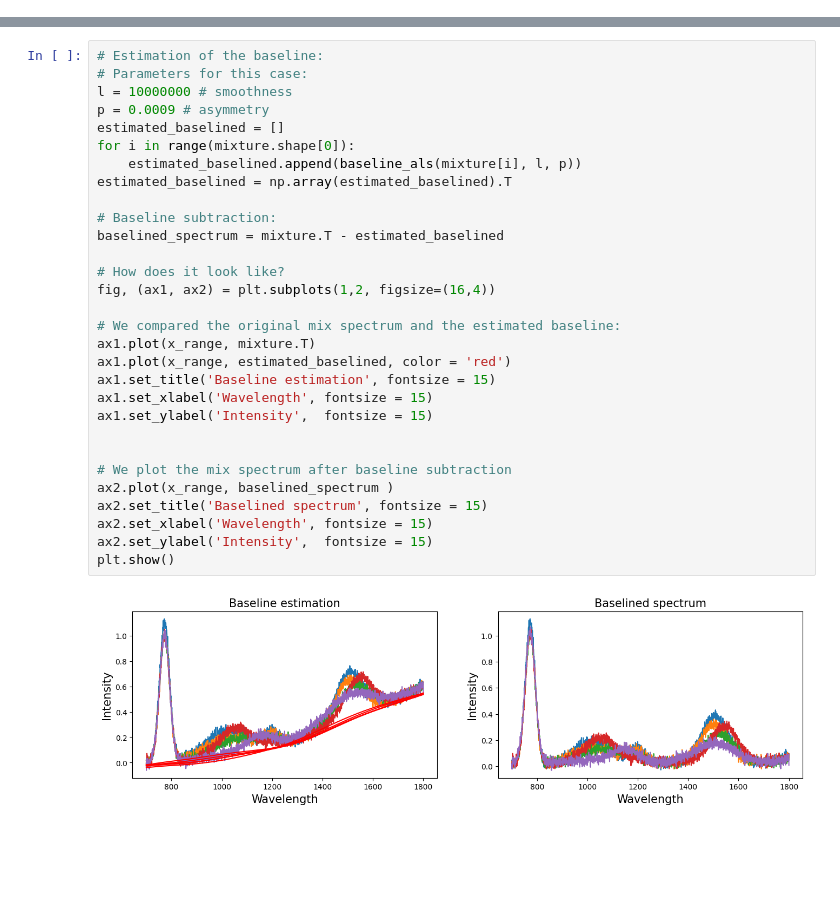
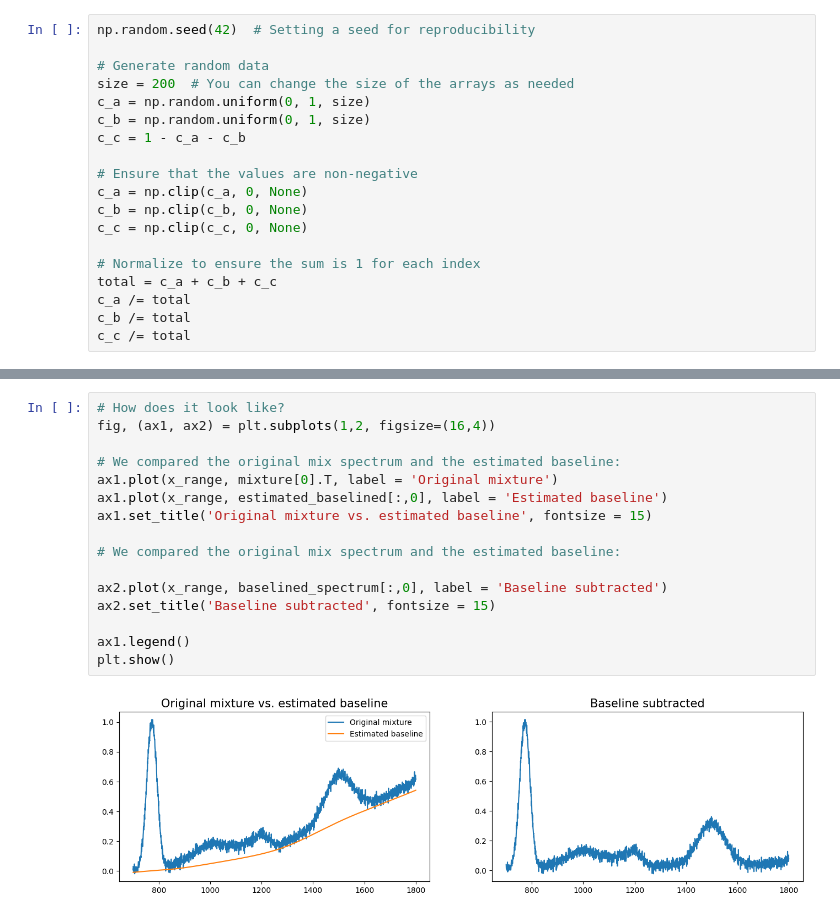
Before and after one commit to ariawahyuw/simulasi-spectra, a Jupyter notebook: Simulasi 2/(OLS) Simulasi Data Artifisial.ipynb, the cells around one changed output, grey strips where cells are left out. Cells and saved outputs as stored; diff of their text form; blank space fills up the shorter version.

```diff
--- a/Simulasi 2/(OLS) Simulasi Data Artifisial.ipynb
+++ b/Simulasi 2/(OLS) Simulasi Data Artifisial.ipynb
@@ -8 +9,20 @@ from sklearn.linear_model import LinearRegression
+# %%
+np.random.seed(42)  # Setting a seed for reproducibility
+
+# Generate random data
+size = 200  # You can change the size of the arrays as needed
+c_a = np.random.uniform(0, 1, size)
+c_b = np.random.uniform(0, 1, size)
+c_c = 1 - c_a - c_b
+
+# Ensure that the values are non-negative
+c_a = np.clip(c_a, 0, None)
+c_b = np.clip(c_b, 0, None)
+c_c = np.clip(c_c, 0, None)
+
+# Normalize to ensure the sum is 1 for each index
+total = c_a + c_b + c_c
+c_a /= total
+c_b /= total
+c_c /= total
 # %%
@@ -114,35 +144,21 @@ plt.show()
 # %%
-# Estimation of the baseline:
-# Parameters for this case:
-l = 10000000 # smoothness
-p = 0.0009 # asymmetry
-estimated_baselined = []
-for i in range(mixture.shape[0]):
-    estimated_baselined.append(baseline_als(mixture[i], l, p))
-estimated_baselined = np.array(estimated_baselined).T
-
-# Baseline subtraction:
-baselined_spectrum = mixture.T - estimated_baselined
-
 # How does it look like?
 fig, (ax1, ax2) = plt.subplots(1,2, figsize=(16,4))
 
 # We compared the original mix spectrum and the estimated baseline:
-ax1.plot(x_range, mixture.T)
-ax1.plot(x_range, estimated_baselined, color = 'red')
-ax1.set_title('Baseline estimation', fontsize = 15)
-ax1.set_xlabel('Wavelength', fontsize = 15)
-ax1.set_ylabel('Intensity',  fontsize = 15)
+ax1.plot(x_range, mixture[0].T, label = 'Original mixture')
+ax1.plot(x_range, estimated_baselined[:,0], label = 'Estimated baseline')
+ax1.set_title('Original mixture vs. estimated baseline', fontsize = 15)
 
+# We compared the original mix spectrum and the estimated baseline:
 
-# We plot the mix spectrum after baseline subtraction
-ax2.plot(x_range, baselined_spectrum )
-ax2.set_title('Baselined spectrum', fontsize = 15)
-ax2.set_xlabel('Wavelength', fontsize = 15)
-ax2.set_ylabel('Intensity',  fontsize = 15)
+ax2.plot(x_range, baselined_spectrum[:,0], label = 'Baseline subtracted')
+ax2.set_title('Baseline subtracted', fontsize = 15)
+
+ax1.legend()
 plt.show()
 # %% [output]
-[figure, old version]
+[figure, new version]
 # %%
 # Parameters:
 w = 100 # window (number of points)
```
Also changed, not shown: parts of 16 cells of this notebook, 2 other files.
